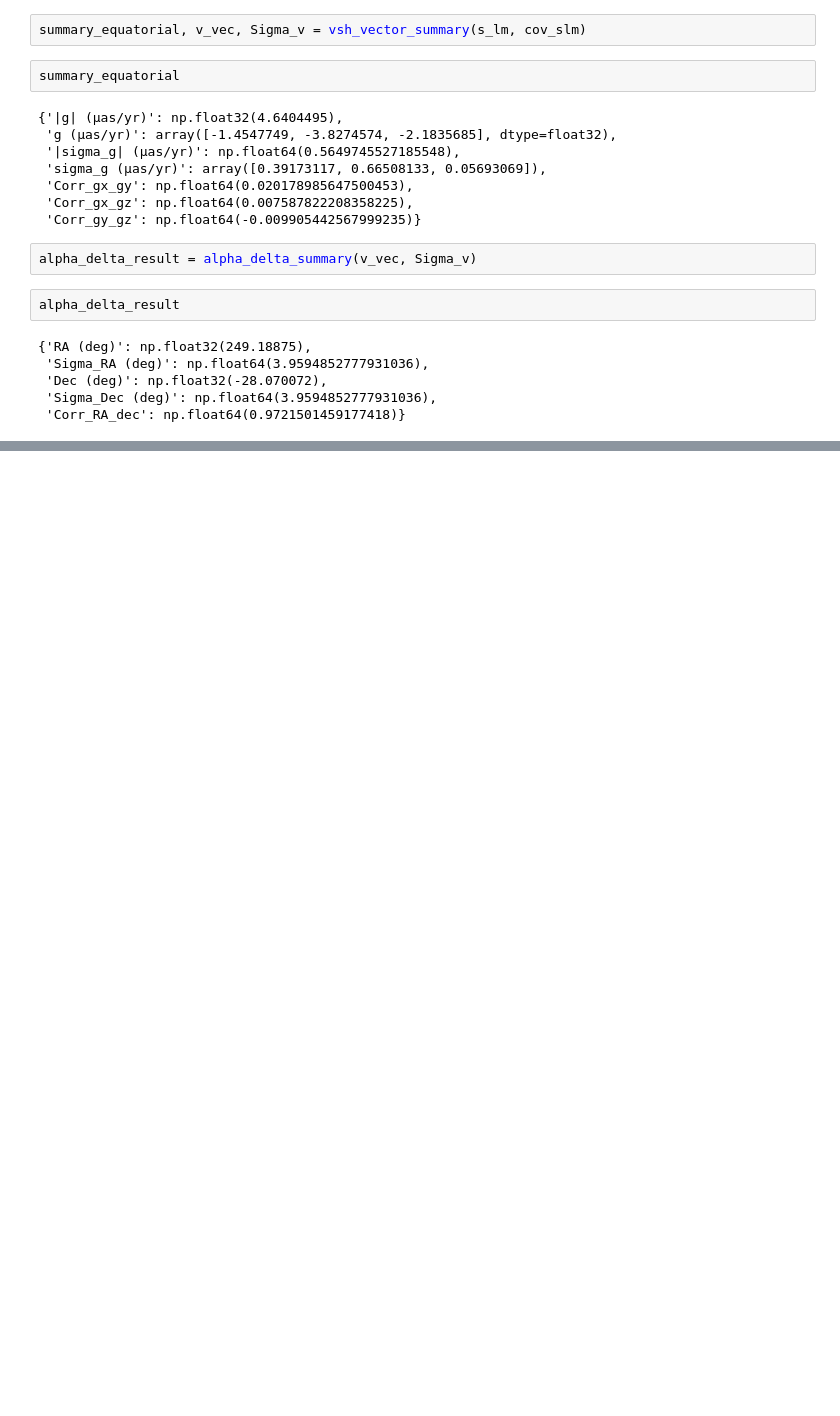
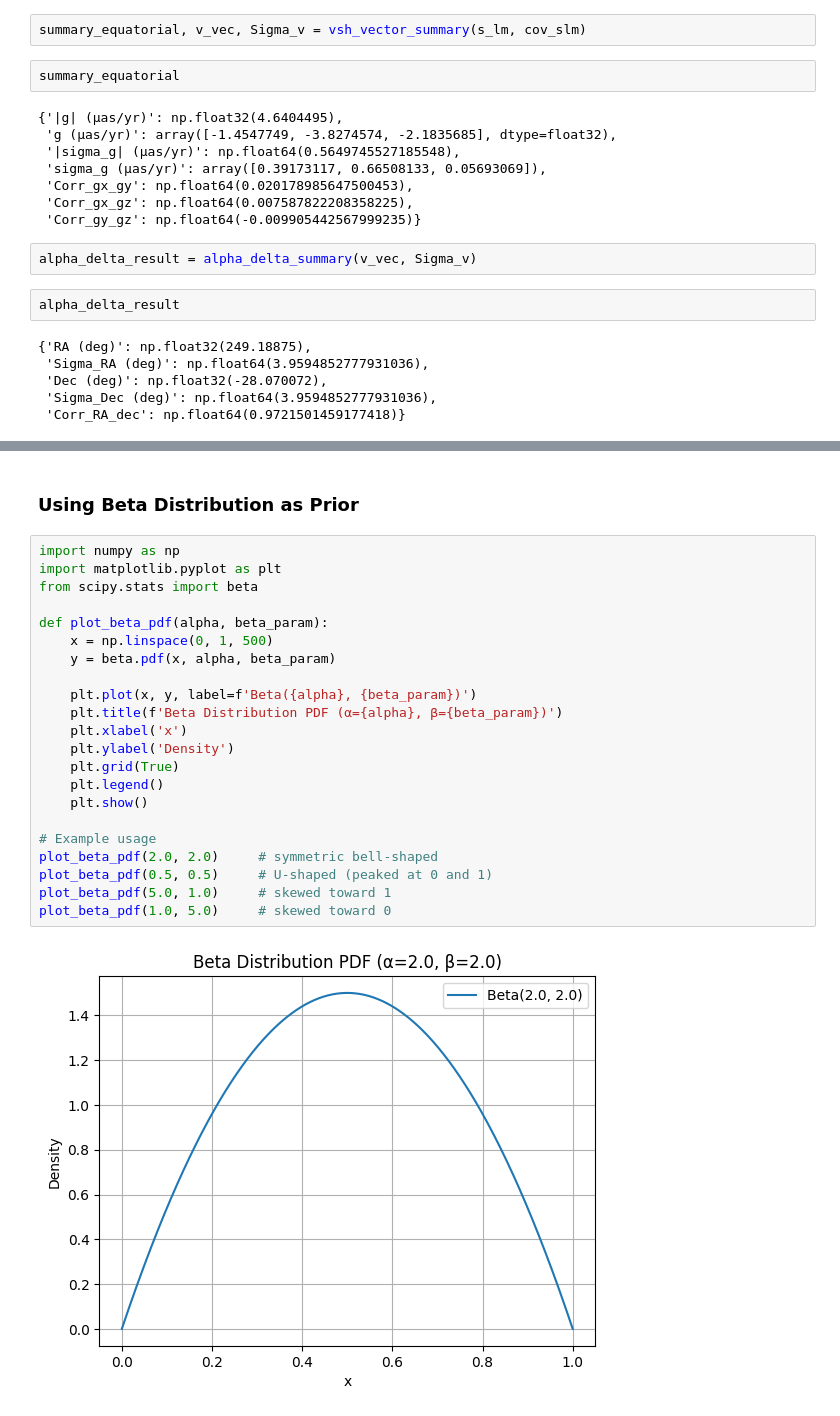
Before and after one commit to MatteoMancini01/Gaia_EDR3, a Jupyter notebook: HMC_experiment.ipynb, the cells around one changed output, grey strips where cells are left out. Cells and saved outputs as stored; diff of their text form; blank space fills up the shorter version.

```diff
--- a/HMC_experiment.ipynb
+++ b/HMC_experiment.ipynb
@@ -148,0 +209,26 @@ alpha_delta_result
+# %% [markdown]
+### Using Beta Distribution as Prior
+# %%
+import numpy as np
+import matplotlib.pyplot as plt
+from scipy.stats import beta
+
+def plot_beta_pdf(alpha, beta_param):
+    x = np.linspace(0, 1, 500)
+    y = beta.pdf(x, alpha, beta_param)
+
+    plt.plot(x, y, label=f'Beta({alpha}, {beta_param})')
+    plt.title(f'Beta Distribution PDF (α={alpha}, β={beta_param})')
+    plt.xlabel('x')
+    plt.ylabel('Density')
+    plt.grid(True)
+    plt.legend()
+    plt.show()
+
+# Example usage
+plot_beta_pdf(2.0, 2.0)     # symmetric bell-shaped
+plot_beta_pdf(0.5, 0.5)     # U-shaped (peaked at 0 and 1)
+plot_beta_pdf(5.0, 1.0)     # skewed toward 1
+plot_beta_pdf(1.0, 5.0)     # skewed toward 0
+# %% [output]
+[figure, added]
```
Also changed, not shown: parts of 20 cells of this notebook, 18 other files.
